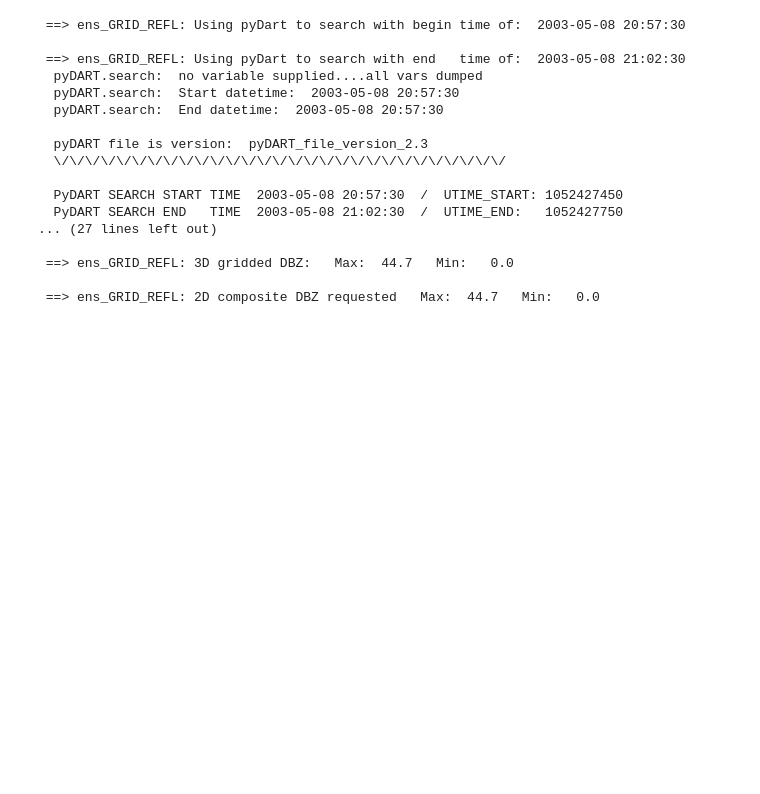
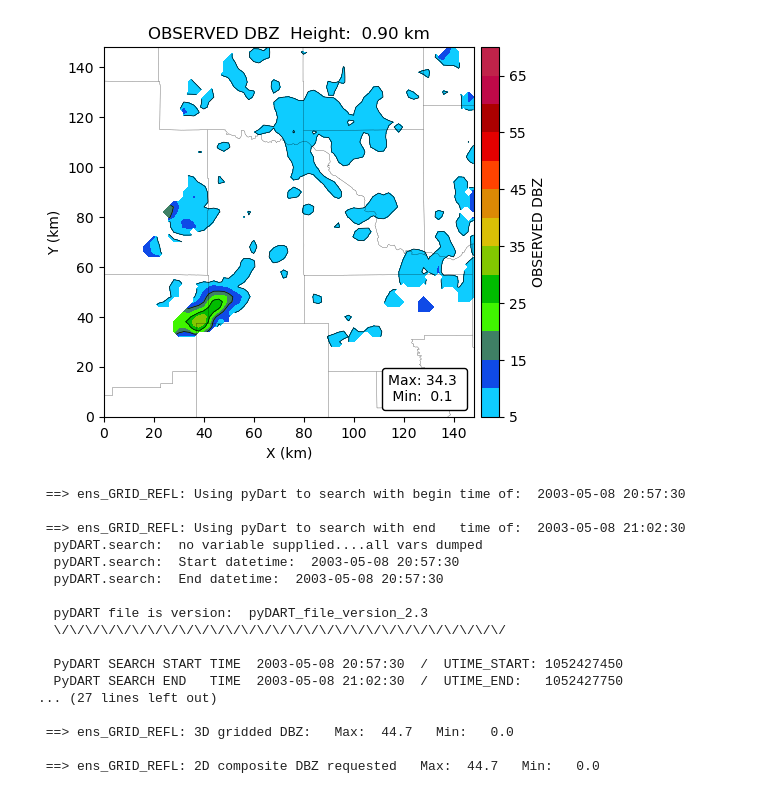
Before and after one commit to jessmcd/CM1_LETKF_2025, a Jupyter notebook: LETKF_testing.ipynb, the cells around one changed output. Saved outputs shown, nothing was run; the diff lists cells and outputs as text; code cells hidden in the pictures; blank space fills up the shorter version.

```diff
--- a/LETKF_testing.ipynb
+++ b/LETKF_testing.ipynb
@@ -636,3 +305,11 @@ for n, ax in enumerate(ax_grid.ravel()):
+# %%
+fig,ax=plt.subplots(1)
+mfld = N.ma.masked_less_equal(f3d[5,:,:], 0.0)
+label = "OBSERVED DBZ"
+PLOT_ONE(mfld, x2d, y2d, map, clevels=clevels, height=state.zc[5], label = label, ax = ax, \
+       counties=True, cmap=ctables.REF_default, zoom = zoom)
+# %% [output]
+[figure, added]
 # %%
 ob_file=None
 cref=True
```
Also changed, not shown: parts of 66 cells of this notebook, 34 other files.
